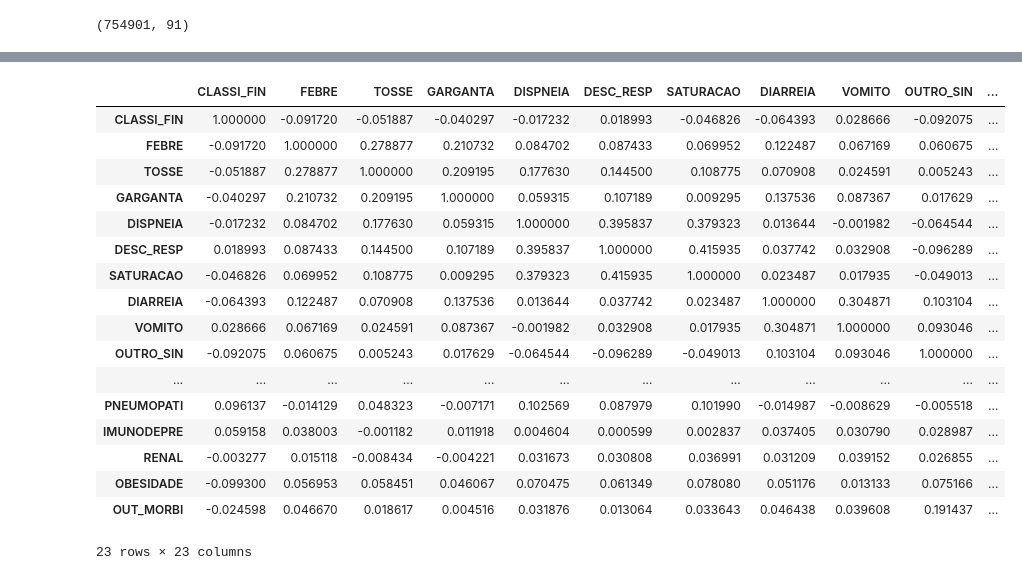
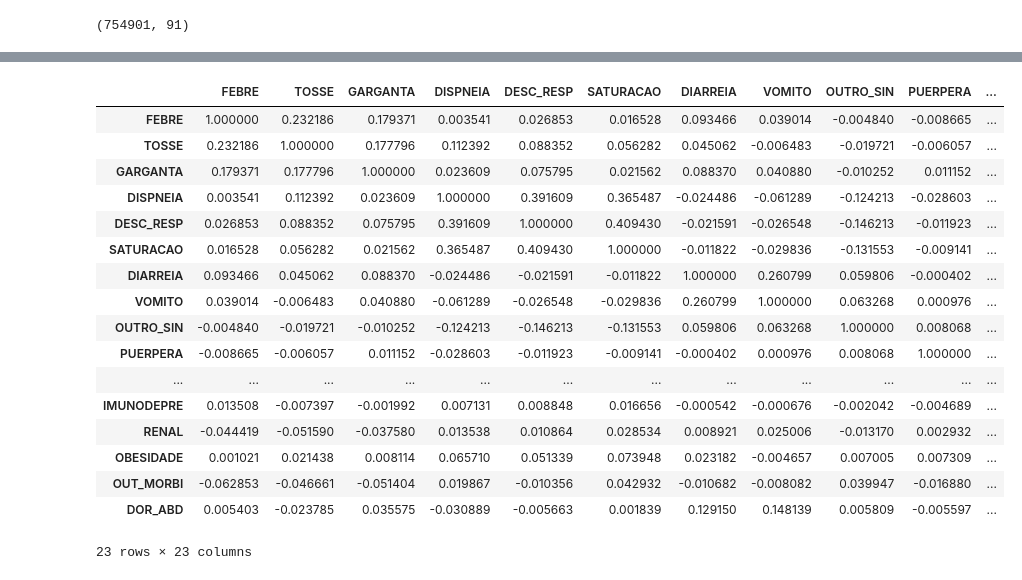
Before and after one commit to fsilvino/INE5644-data-mining-projeto-final, a Jupyter notebook: eda/eda.ipynb, the cells around one changed output, grey strips where cells are left out. Saved outputs shown, nothing was run; the diff lists cells and outputs as text; code cells hidden in the pictures.

```diff
--- a/eda/eda.ipynb
+++ b/eda/eda.ipynb
@@ -154,0 +296,3 @@ df.shape
+# %%
+# como são muitos registros com algum sinal/sintoma faltante, considerei que não possui o sintoma
+df.fillna(value={'FEBRE': 2, 'TOSSE': 2, 'GARGANTA': 2, 'DISPNEIA': 2, 'DESC_RESP': 2, 'SATURACAO': 2, 'DIARREIA': 2, 'VOMITO': 2, 'DOR_ABD': 2, 'FADIGA': 2, 'PERD_OLFT': 2, 'PERD_PALA': 2}, inplace=True)
@@ -154,0 +326,4 @@ df.shape
+# %%
+# Removi as colunas que não seriam utilizadas ou que possuíam muitos valores faltantes que não valeria a pena excluir os registros do dataset
+df = df.drop(['SEM_PRI', 'CO_REGIONA', 'ID_UNIDADE', 'CO_UNI_NOT', 'CO_RG_RESI', 'SURTO_SG', 'NOSOCOMIAL', 'OUTRO_DES', 'MORB_DESC', 'TP_ANTIVIR', 'DT_INTERNA', 'CO_RG_INTE',
+             'DT_ENTUTI', 'DT_SAIDUTI', 'RAIOX_OUT', 'AMOSTRA', 'TP_AMOSTRA', 'OUT_AMOST', 'CLASSI_OUT', 'CRITERIO', 'DT_EVOLUCA', 'DT_ENCERRA', 'DT_DIGITA', 'CS_GESTANT', 'DT_NOTIFIC', 'DT_NASC'], axis=1)
@@ -188,3 +503,37 @@ pd.Series(df.columns.values).to_markdown(tablefmt="html")
+# %%
+# Binarização com 0 e 1 ao invés de 1 e 2
+df = df.replace(2, {'FEBRE': 0,
+               'TOSSE': 0,
+               'GARGANTA': 0,
+               'DISPNEIA': 0,
+               'DESC_RESP': 0,
+               'SATURACAO': 0,
+               'DIARREIA': 0,
+               'VOMITO': 0,
+               'DOR_ABD': 0,
+               'FADIGA': 0,
+               'PERD_OLFT': 0,
+               'PERD_PALA': 0,
+               'OUTRO_SIN': 0,
+               'PUERPERA': 0,
+               'CARDIOPATI': 0,
+               'HEMATOLOGI': 0,
+               'SIND_DOWN': 0,
+               'HEPATICA': 0,
+               'ASMA': 0,
+               'DIABETES': 0,
+               'NEUROLOGIC': 0,
+               'PNEUMOPATI': 0,
+               'IMUNODEPRE': 0,
+               'RENAL': 0,
+               'OBESIDADE': 0,
+               'OUT_MORBI': 0,
+               'HISTO_VGM': 0,
+               'VACINA': 0,
+               'ANTIVIRAL': 0,
+               'HOSPITAL': 0,
+               'UTI': 0
+               }, regex=True)
 # %%
 # Aqui buscou-se verificar a quantidade por classificação final do caso
 #    1-SRAG por influenza
@@ -199,21 +548,22 @@ array([[<AxesSubplot:title={'center':'CLASSI_FIN'}>]], dtype=object)
 # %%
-df[['CLASSI_FIN', 'FEBRE', 'TOSSE', 'GARGANTA', 'DISPNEIA', 'DESC_RESP', 'SATURACAO', 'DIARREIA', 'VOMITO', 'OUTRO_SIN', 'OUTRO_DES', 'PUERPERA', 'FATOR_RISC', 'CARDIOPATI', 'HEMATOLOGI', 'SIND_DOWN', 'HEPATICA', 'ASMA', 'DIABETES', 'NEUROLOGIC', 'PNEUMOPATI', 'IMUNODEPRE', 'RENAL', 'OBESIDADE', 'OUT_MORBI']].corr()
+corr = df[['FEBRE', 'TOSSE', 'GARGANTA', 'DISPNEIA', 'DESC_RESP', 'SATURACAO', 'DIARREIA', 'VOMITO', 'OUTRO_SIN', 'PUERPERA', 'CARDIOPATI', 'HEMATOLOGI', 'SIND_DOWN', 'HEPATICA', 'ASMA', 'DIABETES', 'NEUROLOGIC', 'PNEUMOPATI', 'IMUNODEPRE', 'RENAL', 'OBESIDADE', 'OUT_MORBI', 'DOR_ABD']].corr()
+corr
 # %% [output]
-|  | CLASSI_FIN | FEBRE | TOSSE | GARGANTA | DISPNEIA | DESC_RESP | SATURACAO | DIARREIA | VOMITO | OUTRO_SIN | ... |
-| CLASSI_FIN | 1.000000 | -0.091720 | -0.051887 | -0.040297 | -0.017232 | 0.018993 | -0.046826 | -0.064393 | 0.028666 | -0.092075 | ... |
-| FEBRE | -0.091720 | 1.000000 | 0.278877 | 0.210732 | 0.084702 | 0.087433 | 0.069952 | 0.122487 | 0.067169 | 0.060675 | ... |
-| TOSSE | -0.051887 | 0.278877 | 1.000000 | 0.209195 | 0.177630 | 0.144500 | 0.108775 | 0.070908 | 0.024591 | 0.005243 | ... |
-| GARGANTA | -0.040297 | 0.210732 | 0.209195 | 1.000000 | 0.059315 | 0.107189 | 0.009295 | 0.137536 | 0.087367 | 0.017629 | ... |
-| DISPNEIA | -0.017232 | 0.084702 | 0.177630 | 0.059315 | 1.000000 | 0.395837 | 0.379323 | 0.013644 | -0.001982 | -0.064544 | ... |
-| DESC_RESP | 0.018993 | 0.087433 | 0.144500 | 0.107189 | 0.395837 | 1.000000 | 0.415935 | 0.037742 | 0.032908 | -0.096289 | ... |
-| SATURACAO | -0.046826 | 0.069952 | 0.108775 | 0.009295 | 0.379323 | 0.415935 | 1.000000 | 0.023487 | 0.017935 | -0.049013 | ... |
-| DIARREIA | -0.064393 | 0.122487 | 0.070908 | 0.137536 | 0.013644 | 0.037742 | 0.023487 | 1.000000 | 0.304871 | 0.103104 | ... |
-| VOMITO | 0.028666 | 0.067169 | 0.024591 | 0.087367 | -0.001982 | 0.032908 | 0.017935 | 0.304871 | 1.000000 | 0.093046 | ... |
-| OUTRO_SIN | -0.092075 | 0.060675 | 0.005243 | 0.017629 | -0.064544 | -0.096289 | -0.049013 | 0.103104 | 0.093046 | 1.000000 | ... |
+|  | FEBRE | TOSSE | GARGANTA | DISPNEIA | DESC_RESP | SATURACAO | DIARREIA | VOMITO | OUTRO_SIN | PUERPERA | ... |
+| FEBRE | 1.000000 | 0.232186 | 0.179371 | 0.003541 | 0.026853 | 0.016528 | 0.093466 | 0.039014 | -0.004840 | -0.008665 | ... |
+| TOSSE | 0.232186 | 1.000000 | 0.177796 | 0.112392 | 0.088352 | 0.056282 | 0.045062 | -0.006483 | -0.019721 | -0.006057 | ... |
+| GARGANTA | 0.179371 | 0.177796 | 1.000000 | 0.023609 | 0.075795 | 0.021562 | 0.088370 | 0.040880 | -0.010252 | 0.011152 | ... |
+| DISPNEIA | 0.003541 | 0.112392 | 0.023609 | 1.000000 | 0.391609 | 0.365487 | -0.024486 | -0.061289 | -0.124213 | -0.028603 | ... |
+| DESC_RESP | 0.026853 | 0.088352 | 0.075795 | 0.391609 | 1.000000 | 0.409430 | -0.021591 | -0.026548 | -0.146213 | -0.011923 | ... |
+| SATURACAO | 0.016528 | 0.056282 | 0.021562 | 0.365487 | 0.409430 | 1.000000 | -0.011822 | -0.029836 | -0.131553 | -0.009141 | ... |
+| DIARREIA | 0.093466 | 0.045062 | 0.088370 | -0.024486 | -0.021591 | -0.011822 | 1.000000 | 0.260799 | 0.059806 | -0.000402 | ... |
+| VOMITO | 0.039014 | -0.006483 | 0.040880 | -0.061289 | -0.026548 | -0.029836 | 0.260799 | 1.000000 | 0.063268 | 0.000976 | ... |
+| OUTRO_SIN | -0.004840 | -0.019721 | -0.010252 | -0.124213 | -0.146213 | -0.131553 | 0.059806 | 0.063268 | 1.000000 | 0.008068 | ... |
+| PUERPERA | -0.008665 | -0.006057 | 0.011152 | -0.028603 | -0.011923 | -0.009141 | -0.000402 | 0.000976 | 0.008068 | 1.000000 | ... |
 | ... | ... | ... | ... | ... | ... | ... | ... | ... | ... | ... | ... |
-| PNEUMOPATI | 0.096137 | -0.014129 | 0.048323 | -0.007171 | 0.102569 | 0.087979 | 0.101990 | -0.014987 | -0.008629 | -0.005518 | ... |
-| IMUNODEPRE | 0.059158 | 0.038003 | -0.001182 | 0.011918 | 0.004604 | 0.000599 | 0.002837 | 0.037405 | 0.030790 | 0.028987 | ... |
-| RENAL | -0.003277 | 0.015118 | -0.008434 | -0.004221 | 0.031673 | 0.030808 | 0.036991 | 0.031209 | 0.039152 | 0.026855 | ... |
-| OBESIDADE | -0.099300 | 0.056953 | 0.058451 | 0.046067 | 0.070475 | 0.061349 | 0.078080 | 0.051176 | 0.013133 | 0.075166 | ... |
-| OUT_MORBI | -0.024598 | 0.046670 | 0.018617 | 0.004516 | 0.031876 | 0.013064 | 0.033643 | 0.046438 | 0.039608 | 0.191437 | ... |
+| IMUNODEPRE | 0.013508 | -0.007397 | -0.001992 | 0.007131 | 0.008848 | 0.016656 | -0.000542 | -0.000676 | -0.002042 | -0.004689 | ... |
+| RENAL | -0.044419 | -0.051590 | -0.037580 | 0.013538 | 0.010864 | 0.028534 | 0.008921 | 0.025006 | -0.013170 | 0.002932 | ... |
+| OBESIDADE | 0.001021 | 0.021438 | 0.008114 | 0.065710 | 0.051339 | 0.073948 | 0.023182 | -0.004657 | 0.007005 | 0.007309 | ... |
+| OUT_MORBI | -0.062853 | -0.046661 | -0.051404 | 0.019867 | -0.010356 | 0.042932 | -0.010682 | -0.008082 | 0.039947 | -0.016880 | ... |
+| DOR_ABD | 0.005403 | -0.023785 | 0.035575 | -0.030889 | -0.005663 | 0.001839 | 0.129150 | 0.148139 | 0.005809 | -0.005597 | ... |
 23 rows × 23 columns
```
Also changed, not shown: parts of 33 cells of this notebook.
